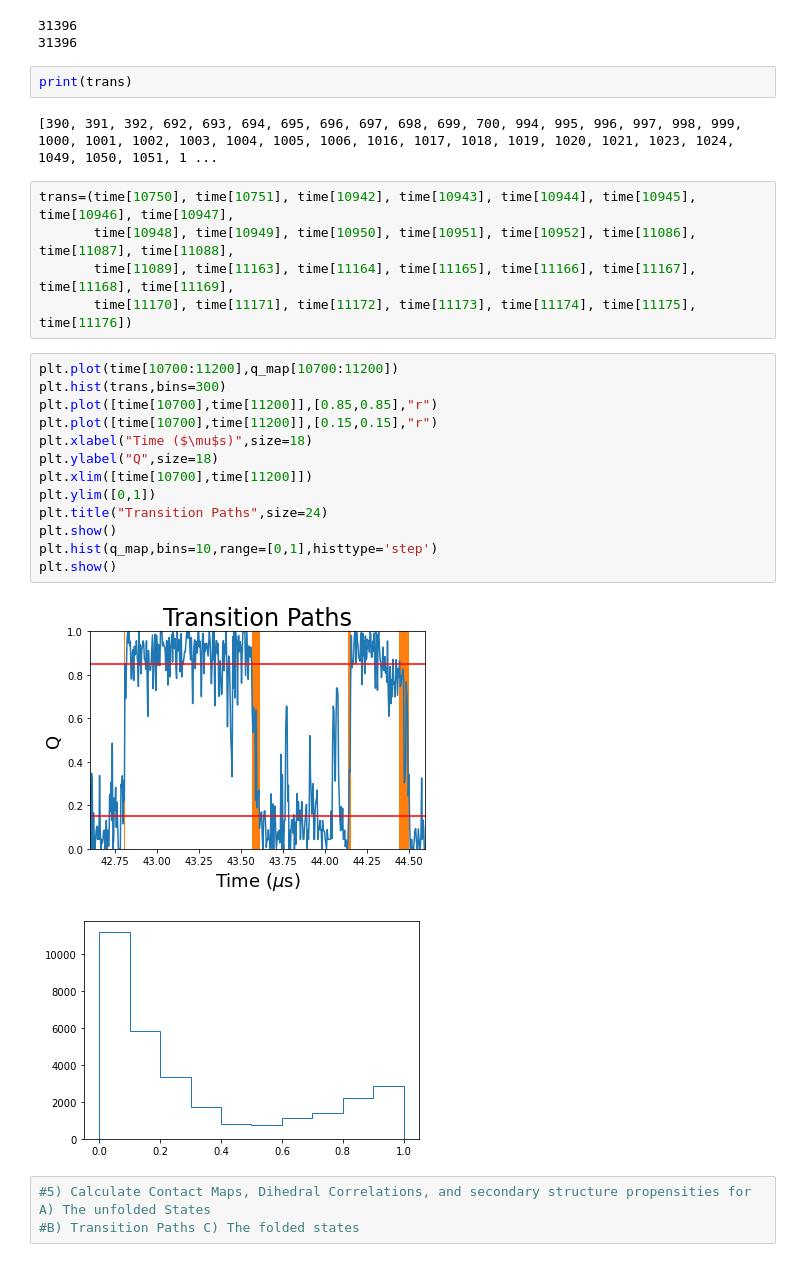
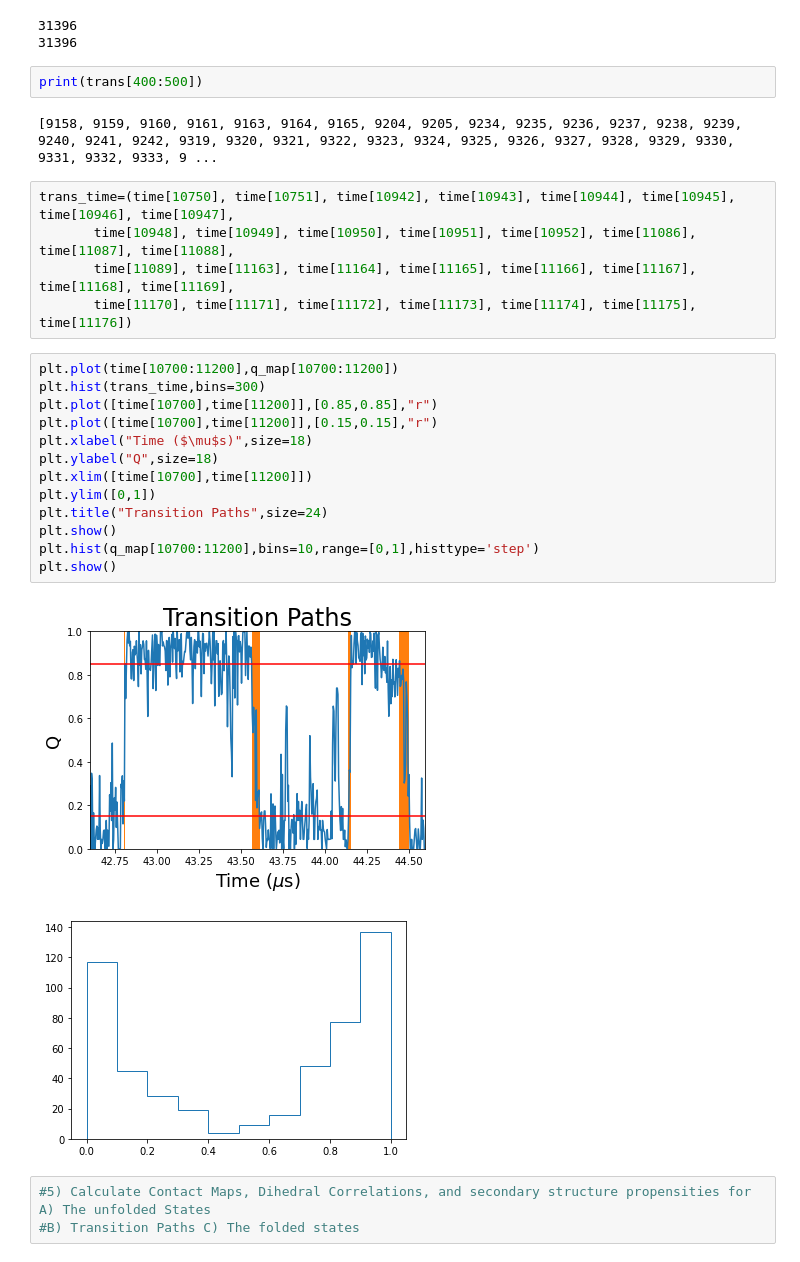
Before and after one commit to camerondsmith/CHEM101.6, a Jupyter notebook: Villin/villin_workbook.ipynb, the cells around one changed output. Drawn from its saved outputs; the diff is of its cells as text.

```diff
--- a/Villin/villin_workbook.ipynb
+++ b/Villin/villin_workbook.ipynb
@@ -812,30 +786,30 @@ print(len(q_map))
 31396
 31396
 # %%
-print(trans)
+print(trans[400:500])
 # %% [output]
-[390, 391, 392, 692, 693, 694, 695, 696, 697, 698, 699, 700, 994, 995, 996, 997, 998, 999, 1000, 1001, 1002, 1003, 1004, 1005, 1006, 1016, 1017, 1018, 1019, 1020, 1021, 1023, 1024, 1049, 1050, 1051, 1 ...
+[9158, 9159, 9160, 9161, 9163, 9164, 9165, 9204, 9205, 9234, 9235, 9236, 9237, 9238, 9239, 9240, 9241, 9242, 9319, 9320, 9321, 9322, 9323, 9324, 9325, 9326, 9327, 9328, 9329, 9330, 9331, 9332, 9333, 9 ...
 # %%
-trans=(time[10750], time[10751], time[10942], time[10943], time[10944], time[10945], time[10946], time[10947],
+trans_time=(time[10750], time[10751], time[10942], time[10943], time[10944], time[10945], time[10946], time[10947],
        time[10948], time[10949], time[10950], time[10951], time[10952], time[11086], time[11087], time[11088],
        time[11089], time[11163], time[11164], time[11165], time[11166], time[11167], time[11168], time[11169],
        time[11170], time[11171], time[11172], time[11173], time[11174], time[11175], time[11176])
 # %%
 plt.plot(time[10700:11200],q_map[10700:11200])
-plt.hist(trans,bins=300)
+plt.hist(trans_time,bins=300)
 plt.plot([time[10700],time[11200]],[0.85,0.85],"r")
 plt.plot([time[10700],time[11200]],[0.15,0.15],"r")
 plt.xlabel("Time ($\mu$s)",size=18)
 plt.ylabel("Q",size=18)
 plt.xlim([time[10700],time[11200]])
 plt.ylim([0,1])
 plt.title("Transition Paths",size=24)
 plt.show()
-plt.hist(q_map,bins=10,range=[0,1],histtype='step')
+plt.hist(q_map[10700:11200],bins=10,range=[0,1],histtype='step')
 plt.show()
 # %% [output]
 [figure]
-[figure, old version]
+[figure, new version]
 # %%
 #5) Calculate Contact Maps, Dihedral Correlations, and secondary structure propensities for A) The unfolded States
 #B) Transition Paths C) The folded states
```
Also changed, not shown: parts of 3 cells of this notebook.
